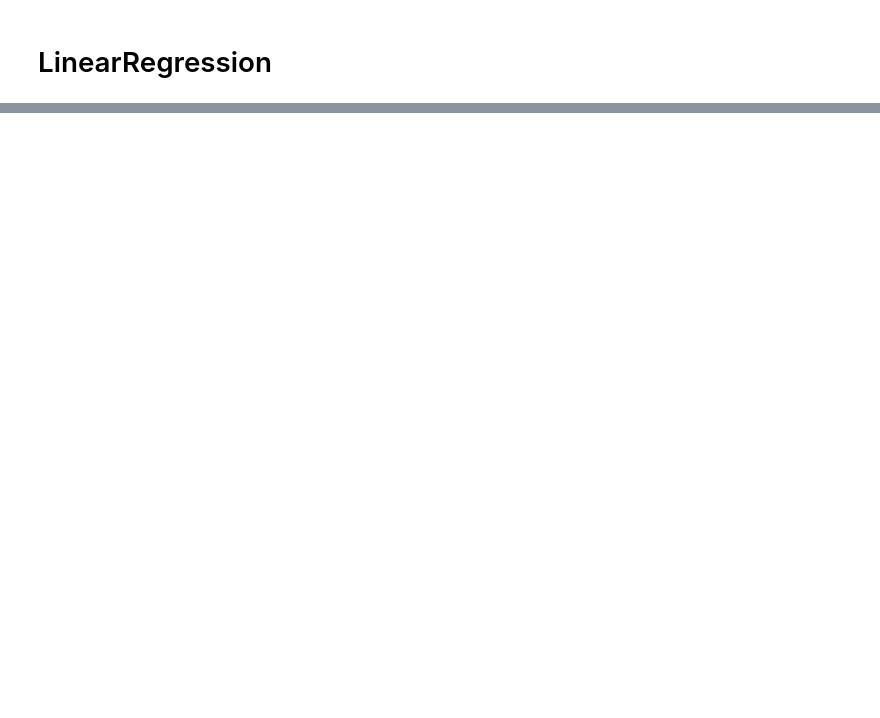
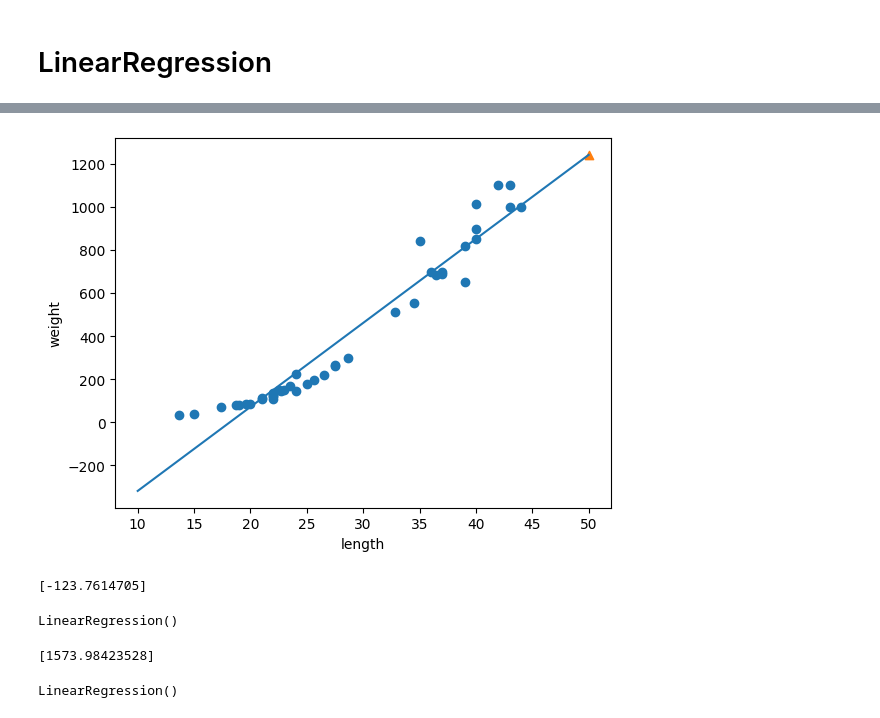
Before and after one commit to dMario24/fr, a Jupyter notebook: note/LinearRegression.ipynb, the cells around one changed output, grey strips where cells are left out. Cells and saved outputs as stored; diff of their text form; code cells hidden in the pictures; blank space fills up the shorter version.

```diff
--- a/note/LinearRegression.ipynb
+++ b/note/LinearRegression.ipynb
@@ -31,0 +103,14 @@ test_input = test_input.reshape(-1, 1)
+# %%
+plt.scatter(train_input, train_target)
+plt.plot([10, 50], [10 * A + B, 50 * A + B])
+plt.scatter(50, 1241.83860323, marker='^')
+plt.xlabel('length')
+plt.ylabel('weight')
+
+plt.show()
+# %% [output]
+[figure, added]
+# %%
+print(lr.predict([[15]]))
+# %% [output]
+[-123.7614705]
@@ -31,0 +119,15 @@ test_input = test_input.reshape(-1, 1)
+# %%
+lr = LinearRegression()
+lr.fit(train_poly, train_target)
+# %% [output]
+LinearRegression()
+# %%
+print(lr.predict([[50**2, 50]]))
+# %% [output]
+[1573.98423528]
+# %%
+train_poly = np.column_stack((train_input ** 2, train_input))
+lr = LinearRegression()
+lr.fit(train_poly, train_target)
+# %% [output]
+LinearRegression()
```
Also changed, not shown: parts of 21 cells of this notebook, 1 other file.
